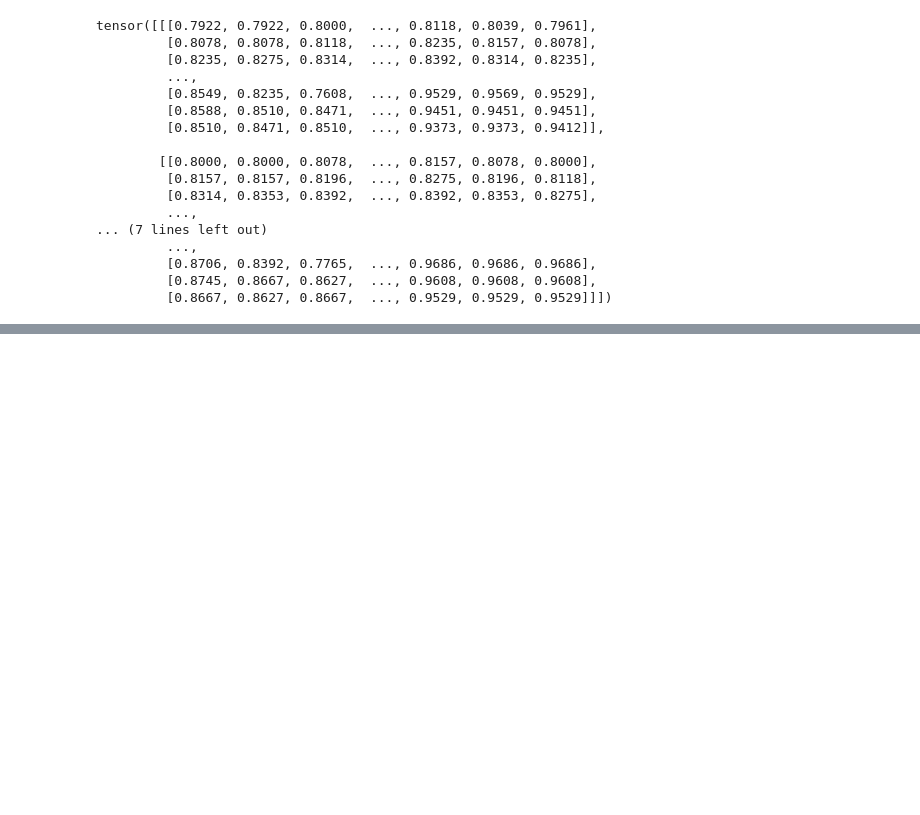
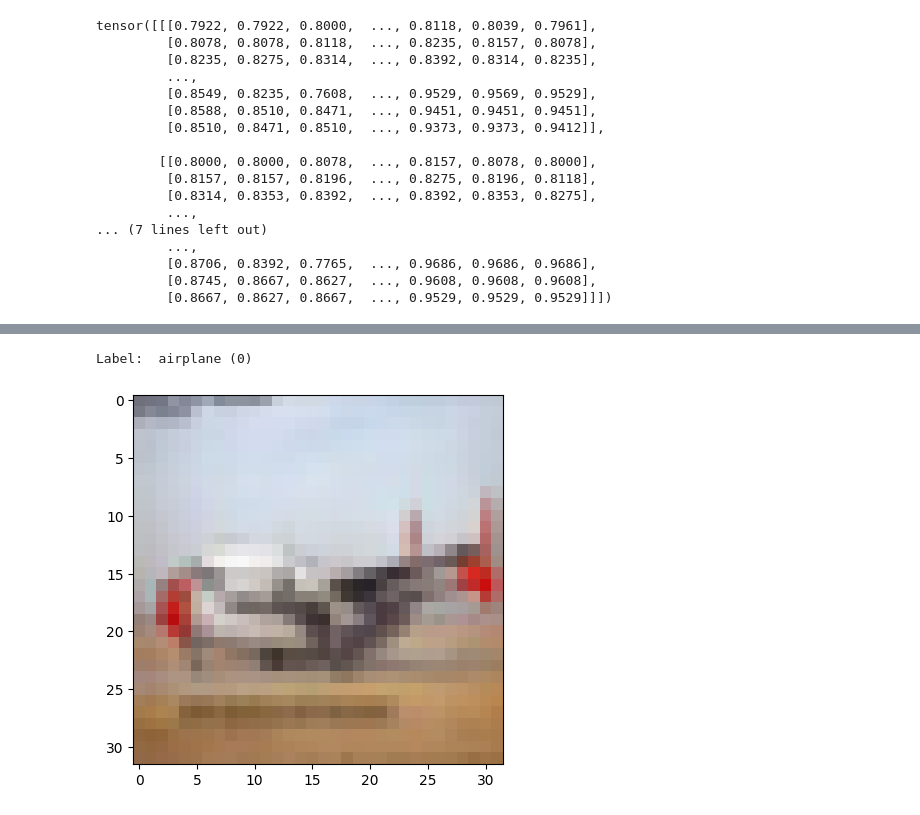
Before and after one commit to Asmit-Dhakal/pytorch_jovian, a Jupyter notebook: 05_cifar10_cnn.ipynb, the cells around one changed output, grey strips where cells are left out. Saved outputs shown, nothing was run; the diff lists cells and outputs as text; code cells hidden in the pictures; blank space fills up the shorter version.

```diff
--- a/05_cifar10_cnn.ipynb
+++ b/05_cifar10_cnn.ipynb
@@ -79,0 +106,5 @@ tensor([[[0.7922, 0.7922, 0.8000,  ..., 0.8118, 0.8039, 0.7961],
+# %%
+show_example(*dataset[1099])
+# %% [output]
+Label:  airplane (0)
+[figure, added]
```
Also changed, not shown: parts of 22 cells of this notebook.
